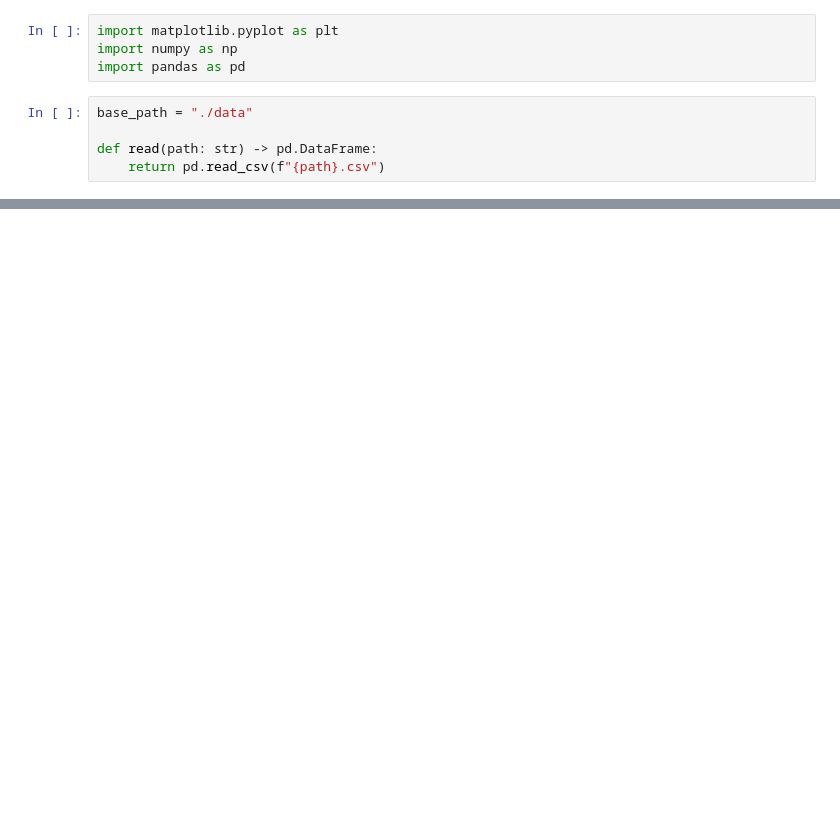
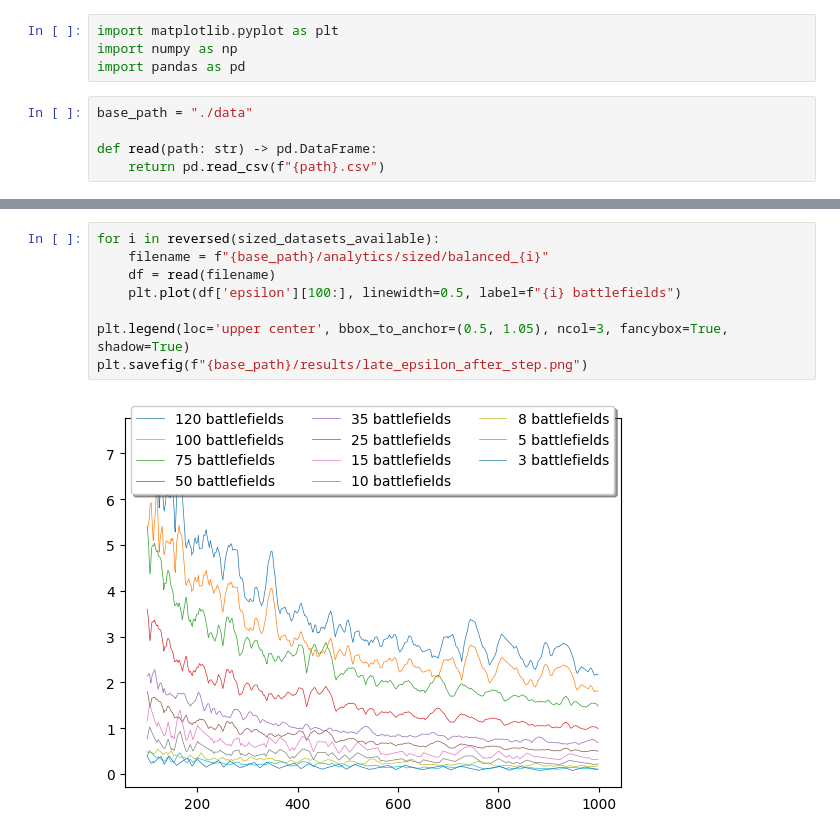
Before and after one commit to greg19/ae3, a Jupyter notebook: analysis/analyze.ipynb, the cells around one changed output, grey strips where cells are left out. Cells and saved outputs as stored; diff of their text form; blank space fills up the shorter version.

```diff
--- a/analysis/analyze.ipynb
+++ b/analysis/analyze.ipynb
@@ -32,0 +43,10 @@ plt.savefig(f"{base_path}/results/total_time_after_step.png")
+# %%
+for i in reversed(sized_datasets_available):
+    filename = f"{base_path}/analytics/sized/balanced_{i}"
+    df = read(filename)
+    plt.plot(df['epsilon'][100:], linewidth=0.5, label=f"{i} battlefields")
+
+plt.legend(loc='upper center', bbox_to_anchor=(0.5, 1.05), ncol=3, fancybox=True, shadow=True)
+plt.savefig(f"{base_path}/results/late_epsilon_after_step.png")
+# %% [output]
+[figure, added]
```
Also changed, not shown: parts of 4 cells of this notebook, 1 other file.
